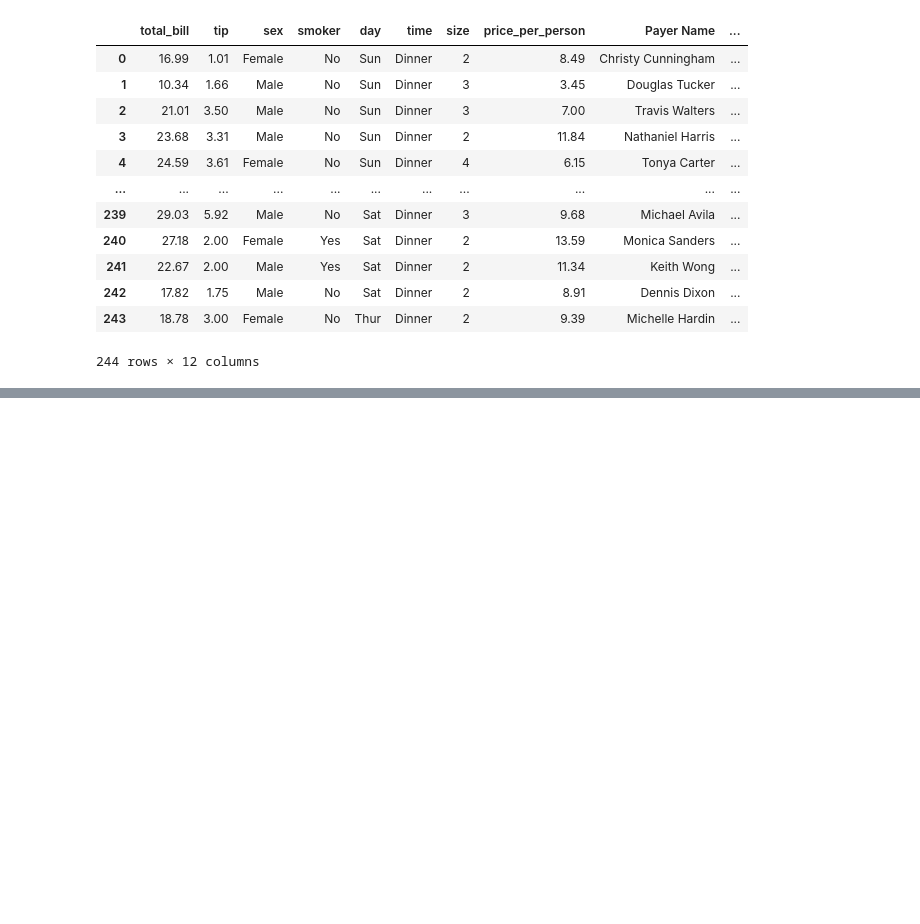
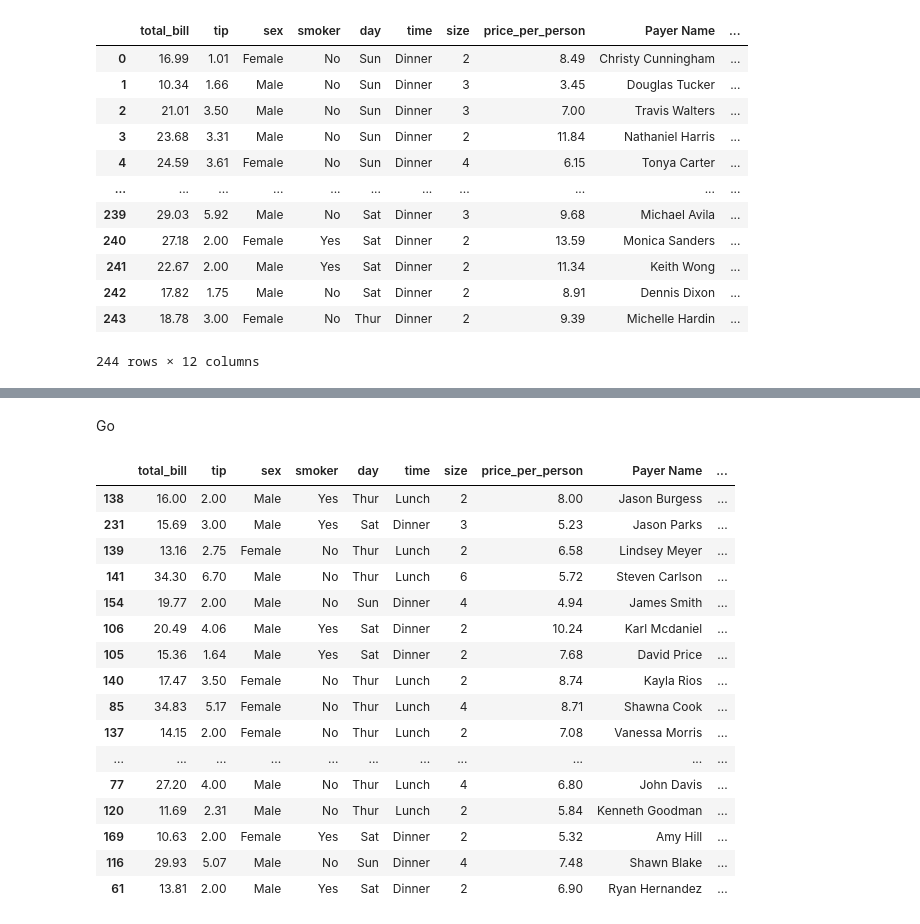
Before and after one commit to Alamgir55/bs-pandas, a Jupyter notebook: useful-methods.ipynb, the cells around one changed output, grey strips where cells are left out. Cells and saved outputs as stored; diff of their text form; code cells hidden in the pictures; blank space fills up the shorter version.

```diff
--- a/useful-methods.ipynb
+++ b/useful-methods.ipynb
@@ -133,0 +196,6 @@ df
+# %%
+def quality(total_bill, tip):
+    if tip/total_bill > 0.25:
+        return "Generous"
+    else:
+        return "Other"
@@ -133,0 +236,19 @@ df
+# %%
+setup = '''
+import numpy as np
+import pandas as pd
+df = pd.read_csv('tips.csv')
+def quality(total_bill,tip):
+    if tip/total_bill > 0.25:
+        return "Generous"
+    else:
+        return "Other"
+'''
+# %%
+stmt_one = '''
+df['Tip Quality'] = df[['total_bill', 'tip']].apply(lambda df: quality(df['total_bill'], df['tip']), axis=1)
+'''
+
+stmt_two = '''
+df['Tip Quality'] = np.vectorize(quality)(df['total_bill'],df['tip'])
+'''
@@ -133,0 +504,22 @@ df
+# %% [markdown]
+Go
+# %%
+df.sample(frac=0.1)
+# %% [output]
+|  | total_bill | tip | sex | smoker | day | time | size | price_per_person | Payer Name | ... |
+| 138 | 16.00 | 2.00 | Male | Yes | Thur | Lunch | 2 | 8.00 | Jason Burgess | ... |
+| 231 | 15.69 | 3.00 | Male | Yes | Sat | Dinner | 3 | 5.23 | Jason Parks | ... |
+| 139 | 13.16 | 2.75 | Female | No | Thur | Lunch | 2 | 6.58 | Lindsey Meyer | ... |
+| 141 | 34.30 | 6.70 | Male | No | Thur | Lunch | 6 | 5.72 | Steven Carlson | ... |
+| 154 | 19.77 | 2.00 | Male | No | Sun | Dinner | 4 | 4.94 | James Smith | ... |
+| 106 | 20.49 | 4.06 | Male | Yes | Sat | Dinner | 2 | 10.24 | Karl Mcdaniel | ... |
+| 105 | 15.36 | 1.64 | Male | Yes | Sat | Dinner | 2 | 7.68 | David Price | ... |
+| 140 | 17.47 | 3.50 | Female | No | Thur | Lunch | 2 | 8.74 | Kayla Rios | ... |
+| 85 | 34.83 | 5.17 | Female | No | Thur | Lunch | 4 | 8.71 | Shawna Cook | ... |
+| 137 | 14.15 | 2.00 | Female | No | Thur | Lunch | 2 | 7.08 | Vanessa Morris | ... |
+| ... | ... | ... | ... | ... | ... | ... | ... | ... | ... | ... |
+| 77 | 27.20 | 4.00 | Male | No | Thur | Lunch | 4 | 6.80 | John Davis | ... |
+| 120 | 11.69 | 2.31 | Male | No | Thur | Lunch | 2 | 5.84 | Kenneth Goodman | ... |
+| 169 | 10.63 | 2.00 | Female | Yes | Sat | Dinner | 2 | 5.32 | Amy Hill | ... |
+| 116 | 29.93 | 5.07 | Male | No | Sun | Dinner | 4 | 7.48 | Shawn Blake | ... |
+| 61 | 13.81 | 2.00 | Male | Yes | Sat | Dinner | 2 | 6.90 | Ryan Hernandez | ... |
```
Also changed, not shown: parts of 45 cells of this notebook.
